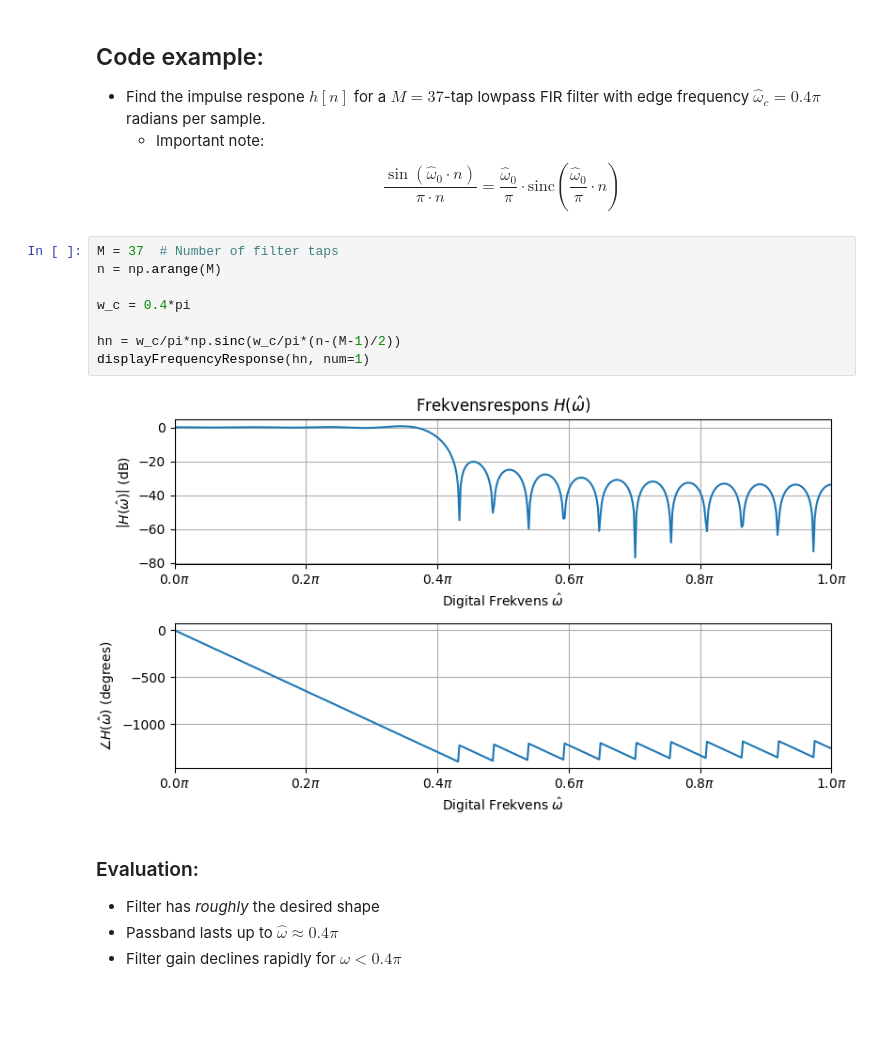
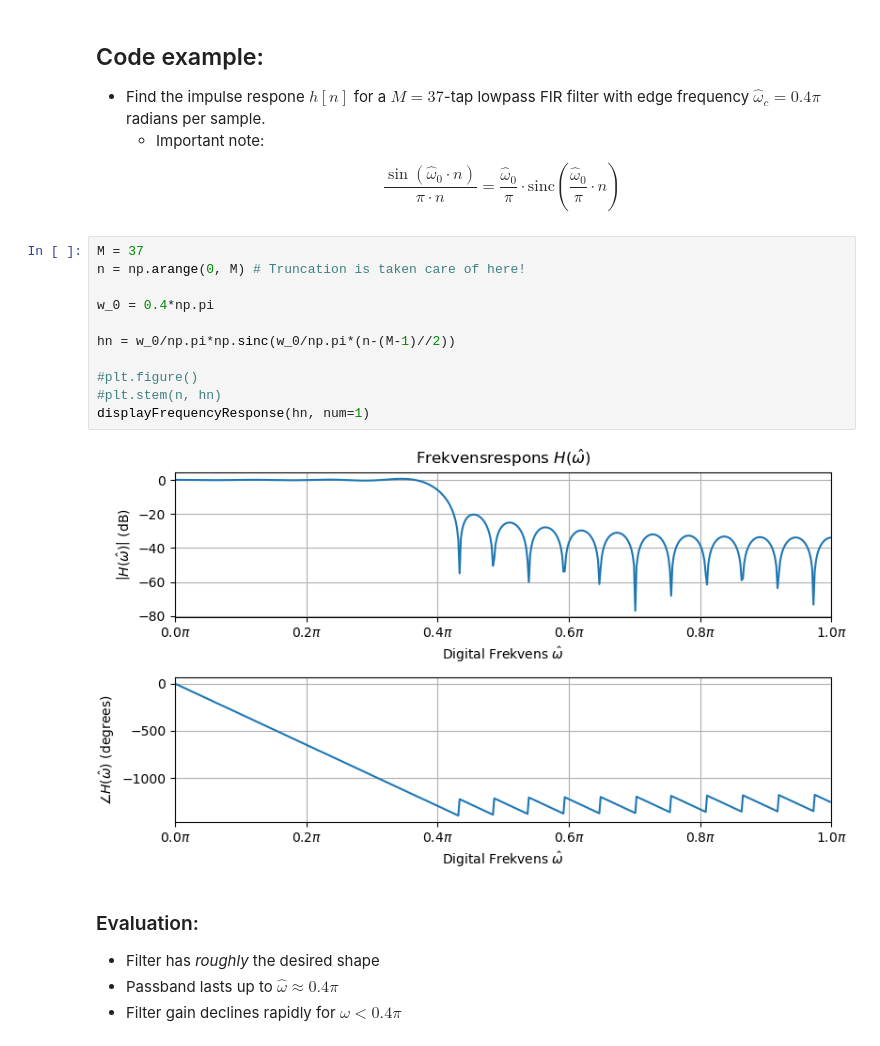
Before and after one commit to kaierih/AIS2201-Lecture_Notes, a Jupyter notebook: digital_filters/lowpass_design.ipynb, the cells around one changed output. Saved outputs shown, nothing was run; the diff lists cells and outputs as text; blank space fills up the shorter version.

```diff
--- a/digital_filters/lowpass_design.ipynb
+++ b/digital_filters/lowpass_design.ipynb
@@ -171,15 +175,18 @@ $$h_{\text{LP}}[n] = h_{\text{w}}\left[n - \frac{M-1}{2} \right]$$
     * Important note:
 $$\frac{\sin(\hat{\omega}_0\cdot n)}{\pi \cdot n} = \frac{\hat{\omega}_0}{\pi}\cdot \text{sinc}\left(\frac{\hat{\omega}_0}{\pi}\cdot n \right)$$
 # %%
-M = 37  # Number of filter taps
-n = np.arange(M)
+M = 37
+n = np.arange(0, M) # Truncation is taken care of here!
 
-w_c = 0.4*pi
+w_0 = 0.4*np.pi
 
-hn = w_c/pi*np.sinc(w_c/pi*(n-(M-1)/2))
+hn = w_0/np.pi*np.sinc(w_0/np.pi*(n-(M-1)//2))
+
+#plt.figure()
+#plt.stem(n, hn)
 displayFrequencyResponse(hn, num=1)
 # %% [output]
-[figure, old version]
+[figure, new version]
 # %% [markdown]
 ### Evaluation:
 * Filter has *roughly* the desired shape
```
Also changed, not shown: parts of 5 cells of this notebook, 4 other files.
